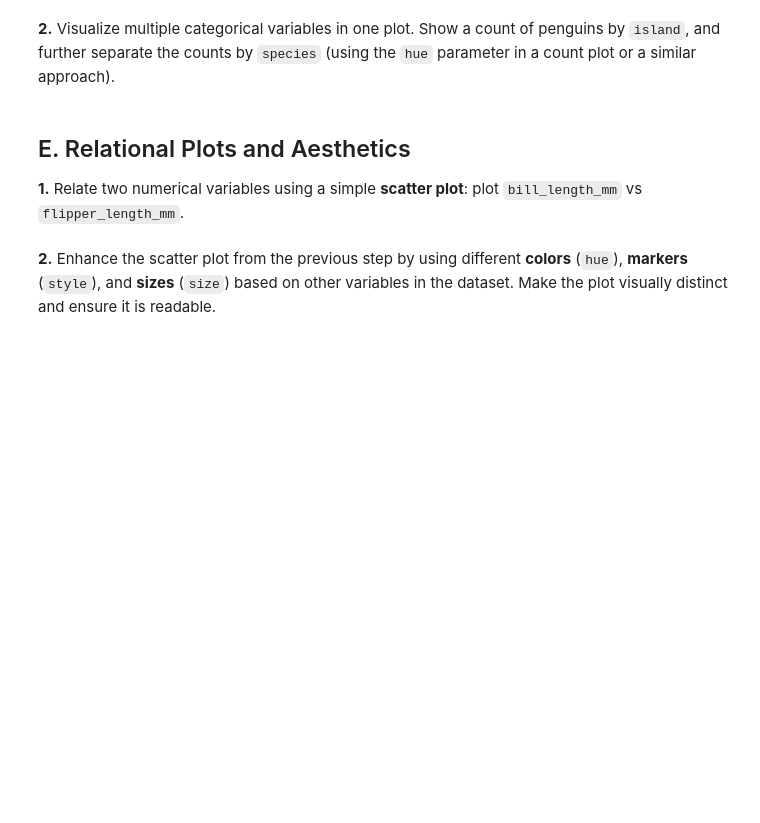
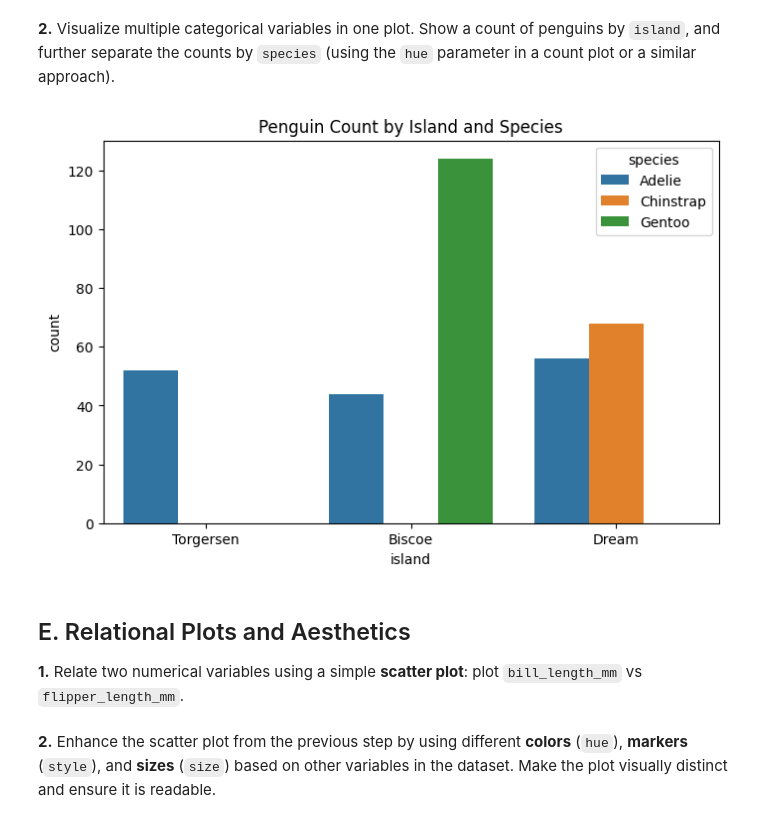
Before and after one commit to az1800/B5, a Jupyter notebook: Student/W2/Exercises/m3-2_exercise.ipynb, the cells around one changed output. Drawn from its saved outputs; the diff is of its cells as text; code cells hidden in the pictures; blank space fills up the shorter version.

```diff
--- a/Student/W2/Exercises/m3-2_exercise.ipynb
+++ b/Student/W2/Exercises/m3-2_exercise.ipynb
@@ -185,3 +194,11 @@ The color intensity shows how many penguins fall into each combination of bill l
+# %%
+# YOUR CODE
+plt.figure(figsize=(8, 5))
+sns.countplot(data=df, x="island", hue="species")
+plt.title("Penguin Count by Island and Species")
+plt.show()
+# %% [output]
+[figure, added]
 # %% [markdown]
 ## E. Relational Plots and Aesthetics
 
```
Also changed, not shown: parts of 3 cells of this notebook.
